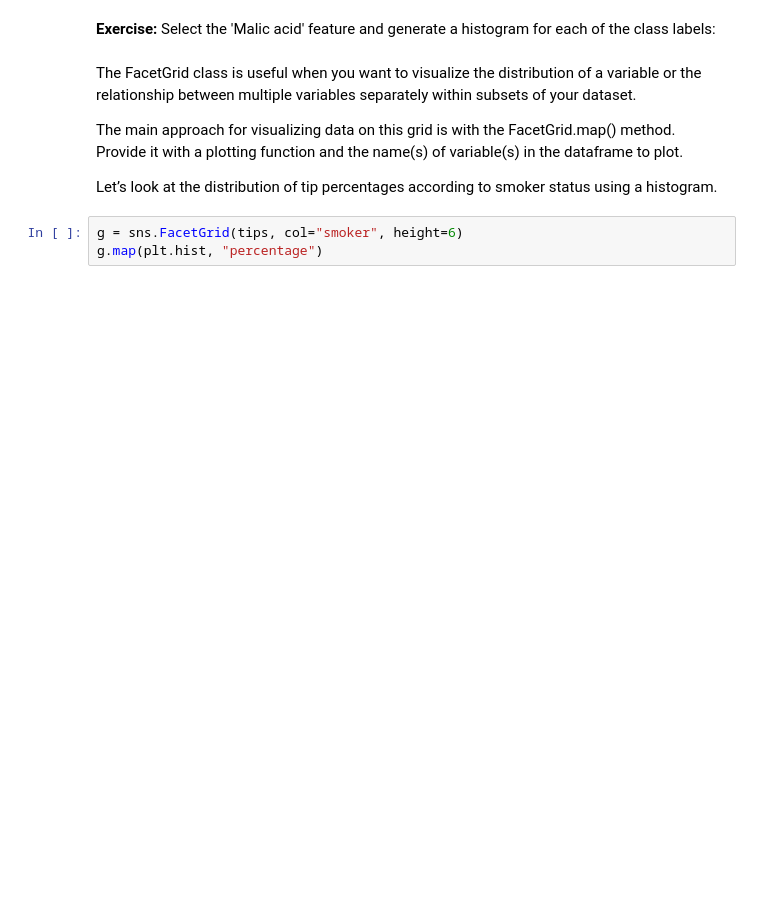
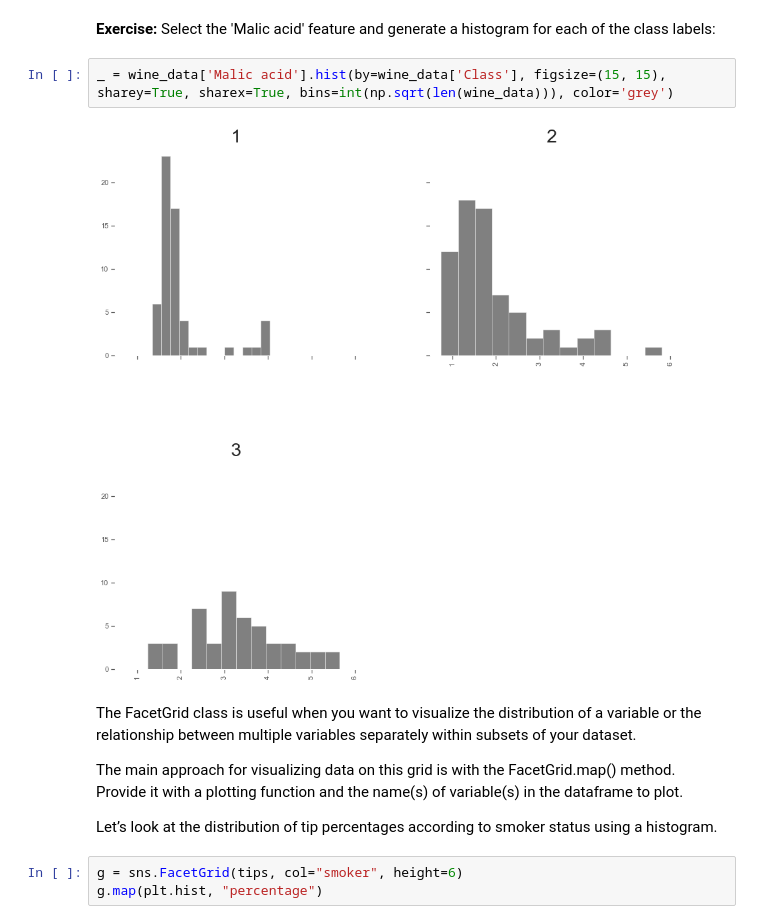
Before and after one commit to TOMMYWHY/158_755DataScience, a Jupyter notebook: 158755/Notebooks/Lecture 3 - Plotting.ipynb, the cells around one changed output. Cells and saved outputs as stored; diff of their text form; blank space fills up the shorter version.

```diff
--- a/158755/Notebooks/Lecture 3 - Plotting.ipynb
+++ b/158755/Notebooks/Lecture 3 - Plotting.ipynb
@@ -359,5 +483,9 @@ _ = wine_data['Alcohol'].hist(by=wine_data['Class'], figsize=(15, 15), sharey=Tr
 # %% [markdown]
 **Exercise:** Select the 'Malic acid' feature and generate a histogram for each of the class labels:
+# %%
+_ = wine_data['Malic acid'].hist(by=wine_data['Class'], figsize=(15, 15), sharey=True, sharex=True, bins=int(np.sqrt(len(wine_data))), color='grey')
+# %% [output]
+[figure, added]
 # %% [markdown]
 The FacetGrid class is useful when you want to visualize the distribution of a variable or the relationship between multiple variables separately within subsets of your dataset.
 
```
Also changed, not shown: parts of 50 cells of this notebook, 2 other files.
